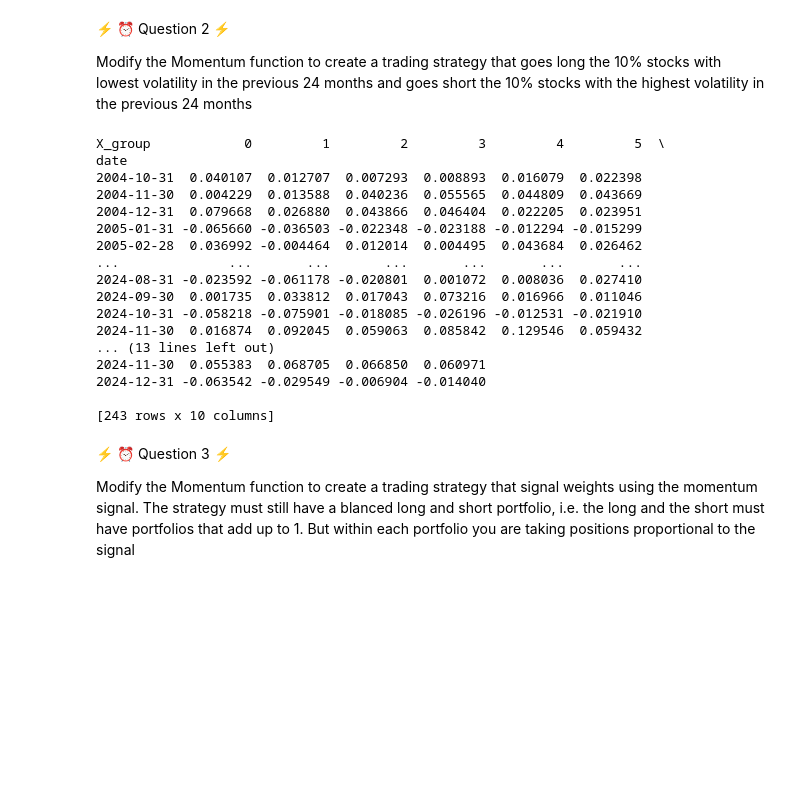
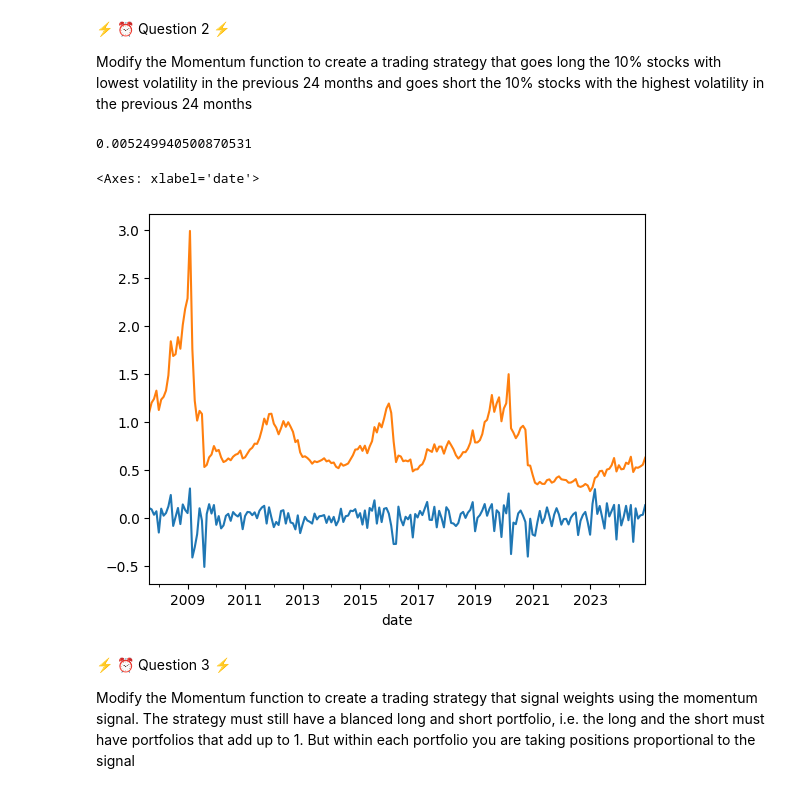
Before and after one commit to SnazzyBeatle115/UG54, a Jupyter notebook: chapters/Finance/Momentum.ipynb, the cells around one changed output. Saved outputs shown, nothing was run; the diff lists cells and outputs as text; code cells hidden in the pictures; blank space fills up the shorter version.

```diff
--- a/chapters/Finance/Momentum.ipynb
+++ b/chapters/Finance/Momentum.ipynb
@@ -354,39 +354,52 @@ results.plot(kind='bar')
 
 Modify the Momentum function to create a trading strategy that goes long the 10% stocks with lowest volatility in the previous 24 months and goes short the 10% stocks with the highest volatility in the previous 24 months
 # %%
-def momentum_vol_LS(df,ngroups=10,lookback=12,extraskip=1):
-    df['1+ret']=(df['ret']+1)
-    df=df.set_index(['date'])
-    temp=(df.groupby('permno')[['1+ret']]).rolling(window=lookback,min_periods=lookback).apply(np.prod, raw=True)
-    temp=temp.rename(columns={'1+ret':'signal_contemp'})
-    temp =temp.reset_index()
-    df = pd.merge(df.reset_index(), temp[['permno','date','signal_contemp']], how='left', on=['permno','date'])
-    df=df.sort_values(['date','permno'])
-    df['me_l1']=df.groupby('permno')['me'].shift(1)
-    df['signal']=df.groupby('permno')['signal_contemp'].shift(1+extraskip)
-    df=df.dropna(subset=['signal'], how='any')
-    ret=returnbyX(df,y='ret',X='signal',ngroups=10,plot=False)
+def vol_LS(df,ngroups=10,lookback=12):
+    # df['1+ret'] = (df['ret']+1)
+    # df= df.set_index(['date'])
+    # temp = (df.groupby('permno')[['1+ret']]).rolling(window=lookback,min_periods=lookback).apply(np.prod, raw=True)
+    # temp = temp.rename(columns={'1+ret':'signal_contemp'})
+    # temp = temp.reset_index()
+    # df = pd.merge(df.reset_index(), temp[['permno','date','signal_contemp']], how='left', on=['permno','date'])
+    # df = df.sort_values(['date','permno'])
+    # df['me_l1'] = df.groupby('permno')['me'].shift(1)
+
+    # df['signal'] = df.groupby('permno')['signal_contemp'].shift(1+extraskip)
+    # df=df.dropna(subset = ['signal'], how='any')
+    # ret=returnbyX(df,y = 'ret',X = 'signal',ngroups = 10,plot = False)
+    df = df.copy()
+    df = df.sort_values(['permno', 'date'])
+
+    # Lagged market equity for value-weighting
+    df['me_l1'] = df.groupby('permno')['me'].shift(1)
+
+    # Volatility signal: std dev of returns over past 24 months
+    df['signal_contemp'] = (
+        df.groupby('permno')['ret']
+          .rolling(window=lookback, min_periods=lookback)
+          .std()
+          .reset_index(level=0, drop=True)
+    )
+
+    # Use only information available at start of month t
+    df['signal'] = df.groupby('permno')['signal_contemp'].shift(1)
+
+    # Drop rows without needed data
+    df = df.dropna(subset=['signal', 'me_l1', 'ret'])
+
+    # Sort into deciles based on volatility
+    ret = returnbyX(df, y='ret', X='signal', ngroups=ngroups, plot=False)
 
     return ret
-print(momentum_vol_LS(df, lookback=24))
+LS = ret[9]-ret[0]
+print(LS.mean())
+LS.plot()
+cumLS = (1+LS).cumprod()
+cumLS.plot()
 # %% [output]
-X_group            0         1         2         3         4         5  \
-date
-2004-10-31  0.040107  0.012707  0.007293  0.008893  0.016079  0.022398
-2004-11-30  0.004229  0.013588  0.040236  0.055565  0.044809  0.043669
-2004-12-31  0.079668  0.026880  0.043866  0.046404  0.022205  0.023951
-2005-01-31 -0.065660 -0.036503 -0.022348 -0.023188 -0.012294 -0.015299
-2005-02-28  0.036992 -0.004464  0.012014  0.004495  0.043684  0.026462
-...              ...       ...       ...       ...       ...       ...
-2024-08-31 -0.023592 -0.061178 -0.020801  0.001072  0.008036  0.027410
-2024-09-30  0.001735  0.033812  0.017043  0.073216  0.016966  0.011046
-2024-10-31 -0.058218 -0.075901 -0.018085 -0.026196 -0.012531 -0.021910
-2024-11-30  0.016874  0.092045  0.059063  0.085842  0.129546  0.059432
-... (13 lines left out)
-2024-11-30  0.055383  0.068705  0.066850  0.060971
-2024-12-31 -0.063542 -0.029549 -0.006904 -0.014040
-
-[243 rows x 10 columns]
+0.005249940500870531
+<Axes: xlabel='date'>
+[figure, added]
 # %% [markdown]
 ⚡ ⏰ Question 3 ⚡
 
```
Also changed, not shown: parts of 3 cells of this notebook.
